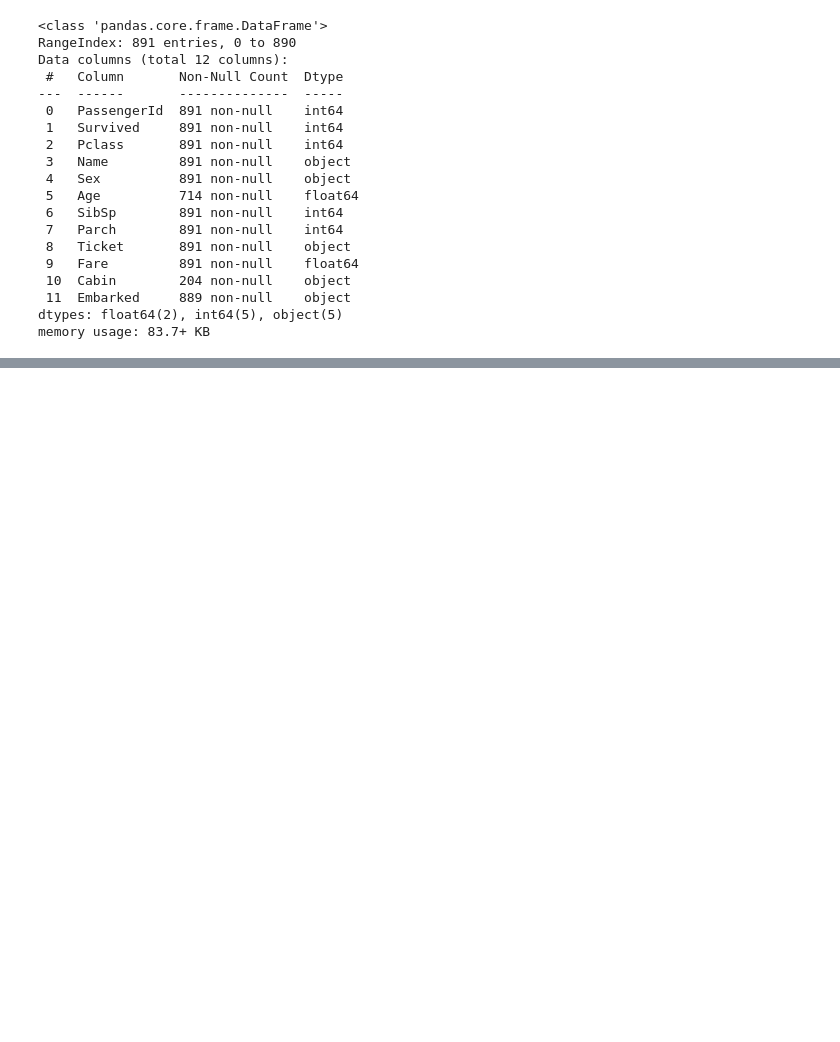
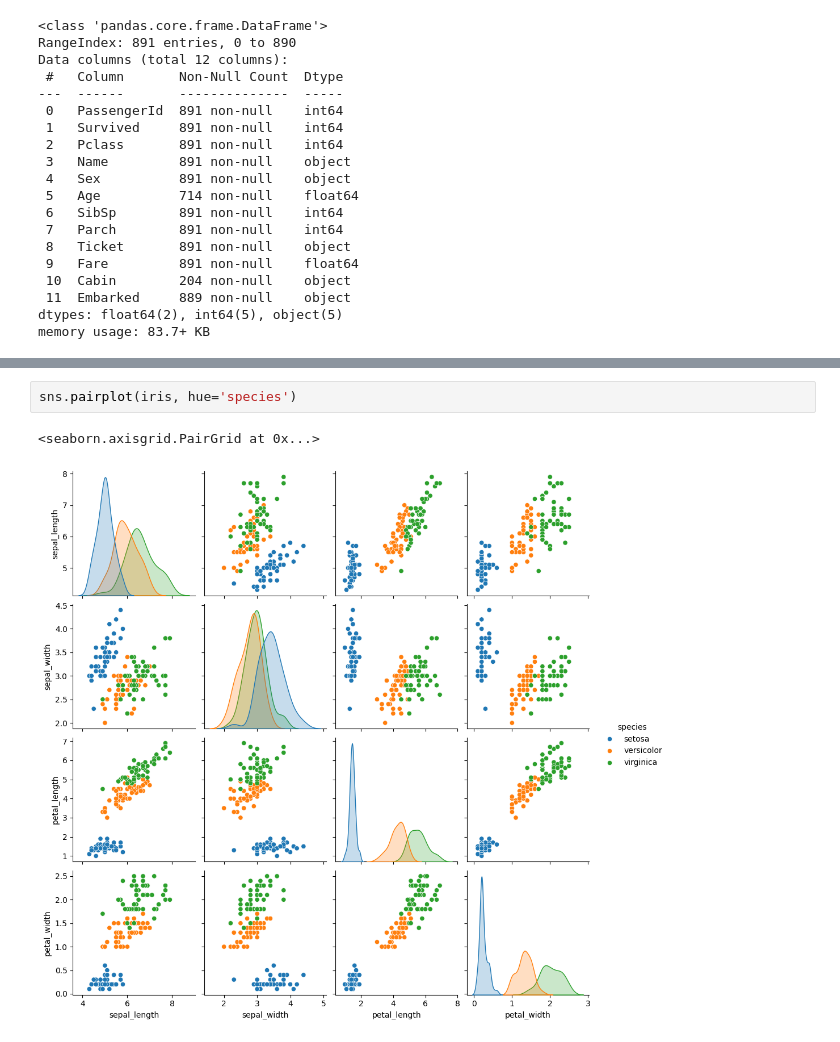
Before and after one commit to SachinGunjal001/Python-for-Machine-Learning, a Jupyter notebook: EDA_univariate_multivariate.ipynb, the cells around one changed output, grey strips where cells are left out. Drawn from its saved outputs; the diff is of its cells as text; blank space fills up the shorter version.

```diff
--- a/EDA_univariate_multivariate.ipynb
+++ b/EDA_univariate_multivariate.ipynb
@@ -305,0 +317,5 @@ TypeError: agg function failed [how->mean,dtype->object]
+# %%
+sns.pairplot(iris, hue='species')
+# %% [output]
+<seaborn.axisgrid.PairGrid at 0x...>
+[figure, added]
```
Also changed, not shown: parts of 7 cells of this notebook.
